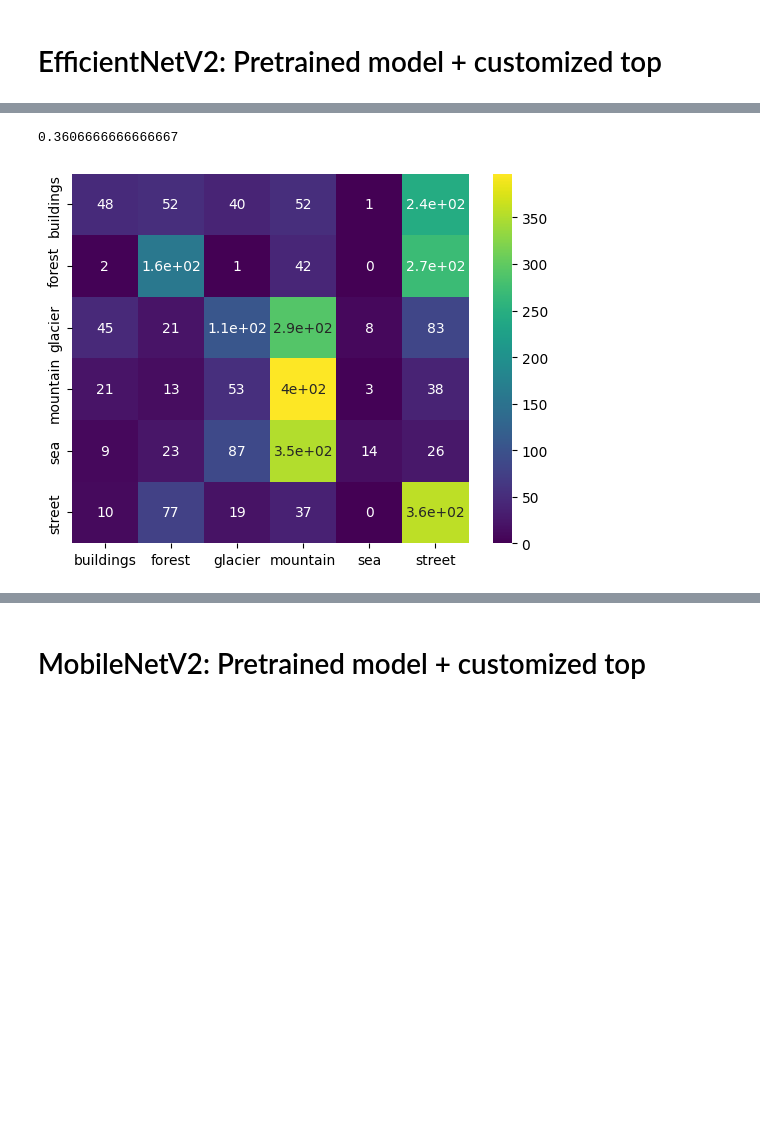
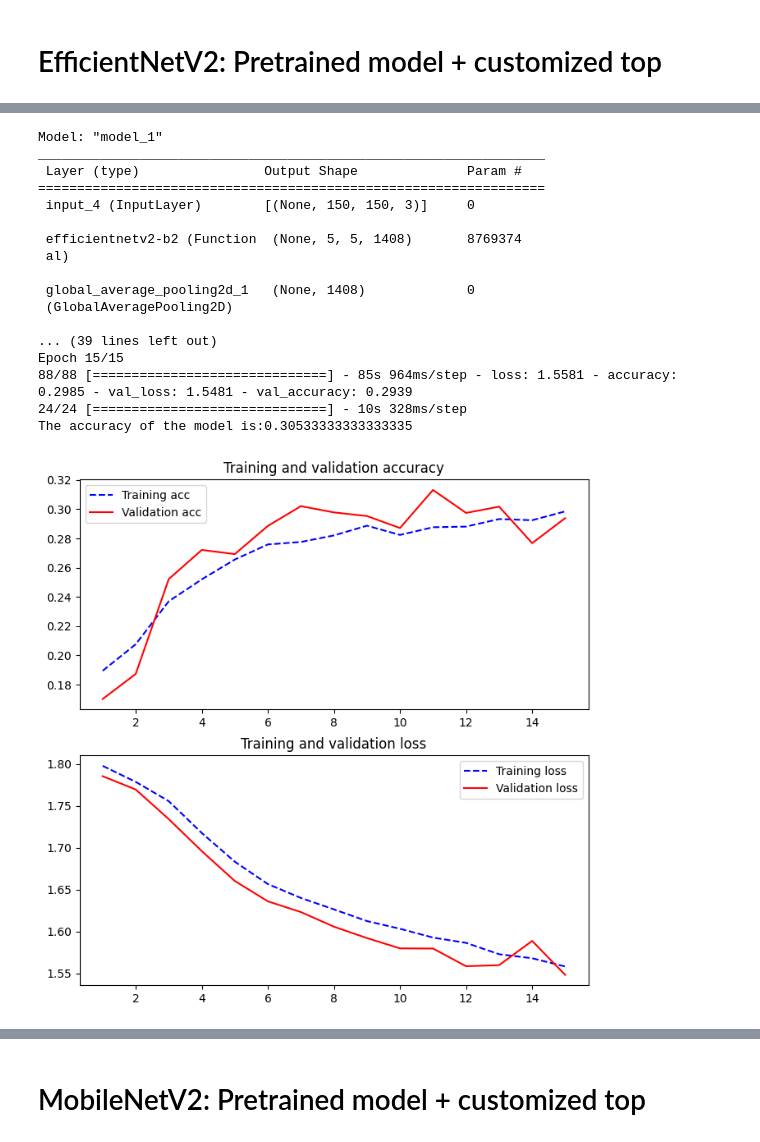
Before and after one commit to lorrespz/Image-Classification-Collection, a Jupyter notebook: natural-scenes-classification-resnet50-others.ipynb, the cells around one changed output, grey strips where cells are left out. Cells and saved outputs as stored; diff of their text form; code cells hidden in the pictures; blank space fills up the shorter version.

Commit message:
Kaggle Notebook | Natural scenes: ResNet50, EfficientNetV2, VGG16  | Version 12

```diff
--- a/natural-scenes-classification-resnet50-others.ipynb
+++ b/natural-scenes-classification-resnet50-others.ipynb
@@ -317,13 +232,21 @@ y_pred_ef = np.argmax(pred_ef, axis=1)
-# %%
-effn_acc = accuracy_score(y_test,y_pred_ef)
-effn_acc
-# %% [output]
-0.3606666666666667
-# %%
-sns.heatmap(confusion_matrix(y_test,y_pred_ef),
-            annot=True, xticklabels=values,
-            yticklabels=values,
-            cmap='viridis')
-plt.show()
-# %% [output]
-[figure, removed]
+# %%
+effnet_model = pretrained_custom_model(EfficientNetV2B2, 15)
+# %% [output]
+Model: "model_1"
+_________________________________________________________________
+ Layer (type)                Output Shape              Param #
+=================================================================
+ input_4 (InputLayer)        [(None, 150, 150, 3)]     0
+
+ efficientnetv2-b2 (Function  (None, 5, 5, 1408)       8769374
+ al)
+
+ global_average_pooling2d_1   (None, 1408)             0
+ (GlobalAveragePooling2D)
+
+... (39 lines left out)
+Epoch 15/15
+88/88 [==============================] - 85s 964ms/step - loss: 1.5581 - accuracy: 0.2985 - val_loss: 1.5481 - val_accuracy: 0.2939
+24/24 [==============================] - 10s 328ms/step
+The accuracy of the model is:0.30533333333333335
+[figure, added]
```
Also changed, not shown: parts of 44 cells of this notebook.
